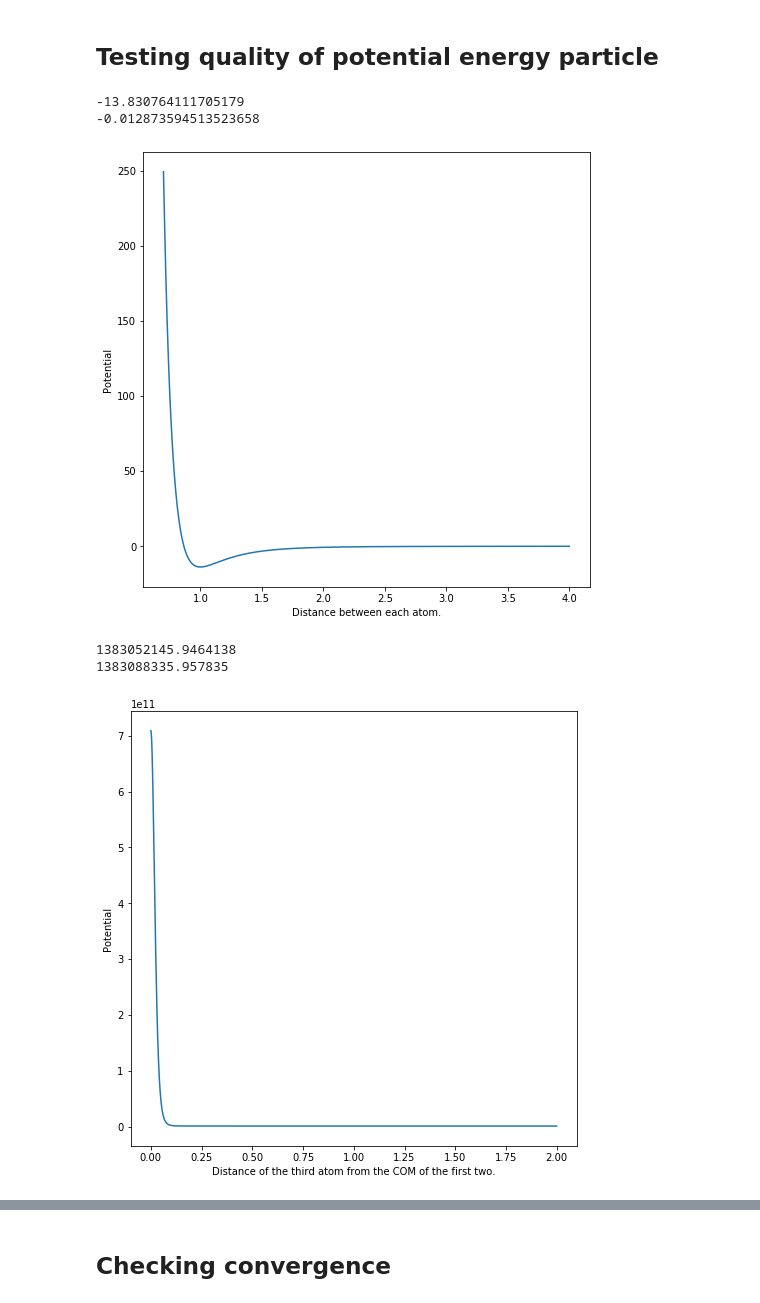
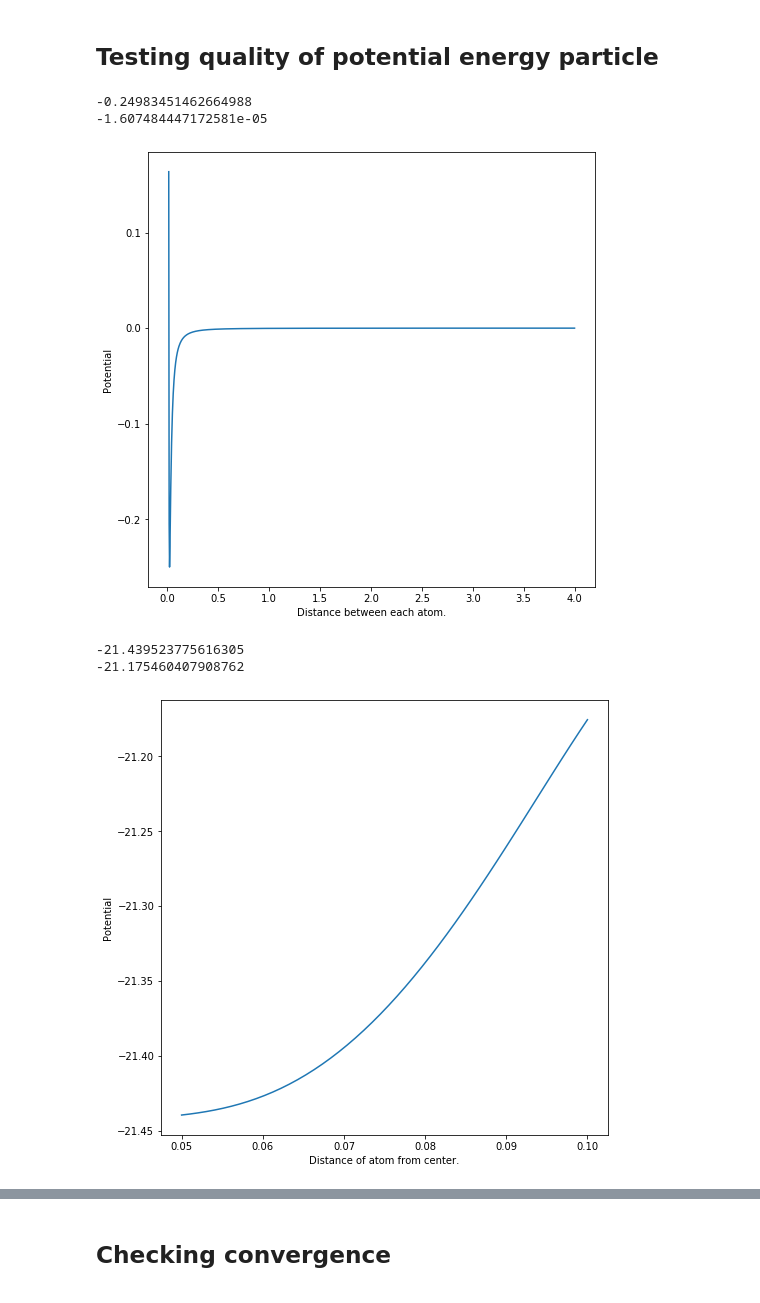
Before and after one commit to TimHeiszwolf/Quantum_energy_ML, a Jupyter notebook: TestingDatabaseGeneration.ipynb, the cells around one changed output, grey strips where cells are left out. Drawn from its saved outputs; the diff is of its cells as text; code cells hidden in the pictures.

```diff
--- a/TestingDatabaseGeneration.ipynb
+++ b/TestingDatabaseGeneration.ipynb
@@ -56,7 +56,7 @@ potentialEnergy(generateSpace(atoms, 4, 1.0), atoms, return1)# Results from wolf
 # %% [markdown]
 ## Testing quality of potential energy particle
 # %%
-def potentialEnergyPerTrioExperimental(lengths, Rc=(50 * math.sqrt(10) / 27)):
+def potentialEnergyPerTrioExperimental(lengths, strengthShortRange=1):
     """
     """
 
@@ -64,15 +64,15 @@ def potentialEnergyPerTrioExperimental(lengths, Rc=(50 * math.sqrt(10) / 27)):
     b = lengths[1]
     c = lengths[2]
 
-    #s = (a + b + c) / 2
-    #area2Triangle = s * (s - a) * (s - b) * (s - c)
+    s = (a + b + c) / 2
+    area2Triangle = s * (s - a) * (s - b) * (s - c)
 
-    longRangePotential = -(((a / Rc) + (b / Rc) + (c / Rc))**-6)
-    shortRangePotential = ((a / Rc)**-8 + (b / Rc)**-8 + (c / Rc)**-8) / 100000
+    shortRangePotential = (area2Triangle * (a + b + c)**-6)**2#strengthShortRange * (a**-8 + b**-8 + c**-8)
+    longRangePotential = - area2Triangle * (a + b + c)**-6
 
-    return shortRangePotential + longRangePotential
+    return (shortRangePotential + longRangePotential)
 # %%
-yCoordinates = np.linspace(0.7, 4, 1000, endpoint=True)
+yCoordinates = np.linspace(0.015, 4, 1000, endpoint=True)
 
 results =[]
 
@@ -86,26 +86,29 @@ ax.set_ylabel('Potential')
 print(min(results))
 print(potentialEnergyPerTrioExperimental([max(yCoordinates), max(yCoordinates), max(yCoordinates)]))
 # %% [output]
--13.830764111705179
--0.012873594513523658
+-0.24983451462664988
+-1.607484447172581e-05
-[figure, old version]
+[figure, new version]
 # %%
-atoms = [np.array([0.0, 0.0]), np.array([0.1, 0.0])]
+atoms = [np.array([0.3, 0.5]), np.array([0.9, 0.9]), np.array([0.6, 0.4]), np.array([0.5, 0.2])]
 
-yCoordinates = np.linspace(0, 2, 1000, endpoint=True)
+yCoordinates = np.linspace(0.1/2, 0.2/2, 50, endpoint=True)
+widthOfCell = 0.3
 
 results =[]
 
 for yCoordinate in yCoordinates:
-    results.append(potentialEnergyPerTrioExperimental(getTriangleLengths(atoms[0], atoms[1], np.array([0.05, yCoordinate]))))
+    particles = [np.array([widthOfCell / 2 + yCoordinate, widthOfCell / 2 + yCoordinate]), np.array([widthOfCell / 2 + yCoordinate, widthOfCell / 2 - yCoordinate]), np.array([widthOfCell / 2 - yCoordinate, widthOfCell / 2 + yCoordinate]), np.array([widthOfCell / 2 - yCoordinate, widthOfCell / 2 - yCoordinate])]
+    otherSpace = generateSpace(particles, 4, widthOfCell)
+    results.append(potentialEnergy(otherSpace, particles, potentialEnergyPerTrioExperimental))
 
 fig, ax = plt.subplots(figsize=(8, 8))
 ax.plot(yCoordinates, results)
-ax.set_xlabel('Distance of the third atom from the COM of the first two.')
+ax.set_xlabel('Distance of atom from center.')
 ax.set_ylabel('Potential')
 print(min(results))
-print(potentialEnergyPerTrioExperimental(getTriangleLengths(atoms[0], atoms[1], np.array([0.05, max(yCoordinates)]))))
+print(max(results))
 # %% [output]
-1383052145.9464138
-1383088335.957835
+-21.439523775616305
+-21.175460407908762
-[figure, old version]
+[figure, new version]
```
Also changed, not shown: parts of 13 cells of this notebook, 9 other files.
